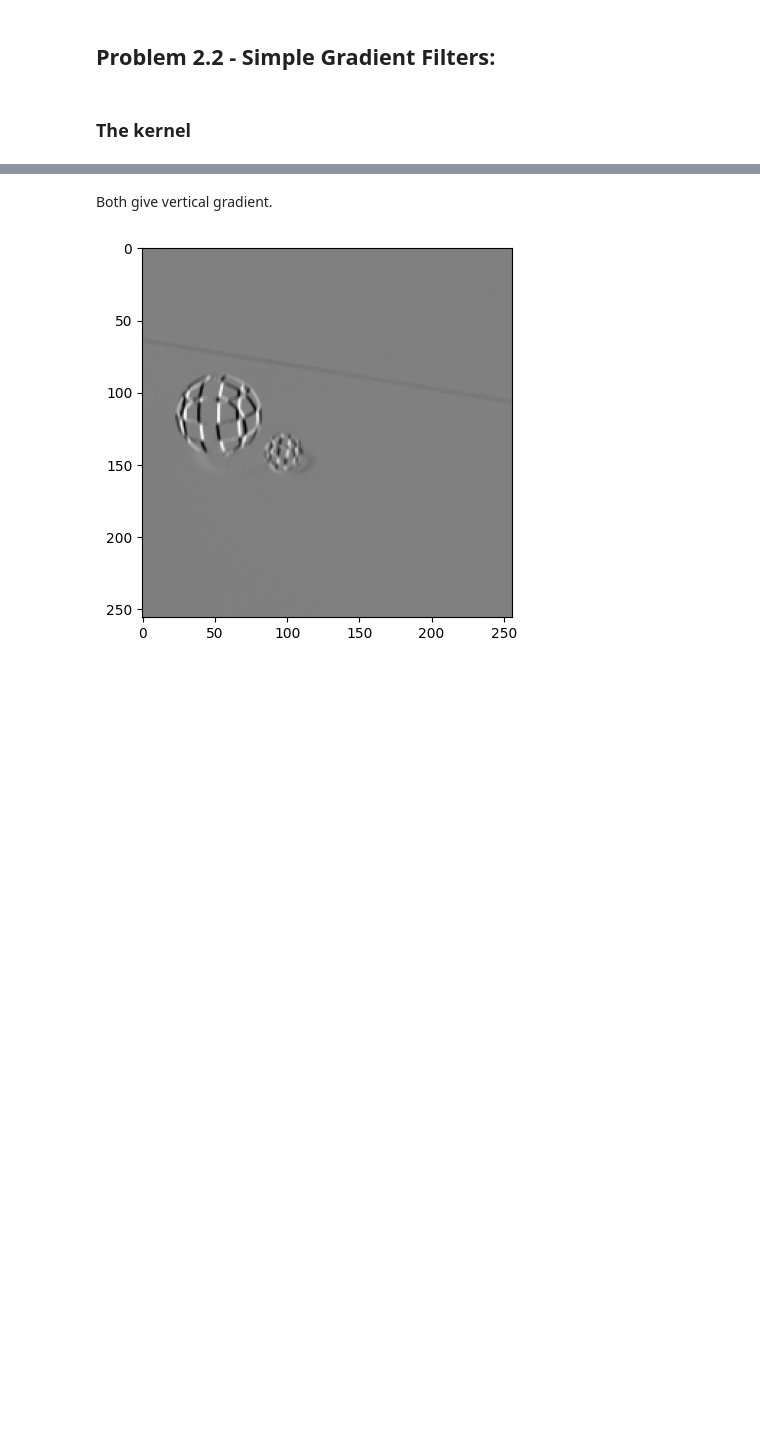
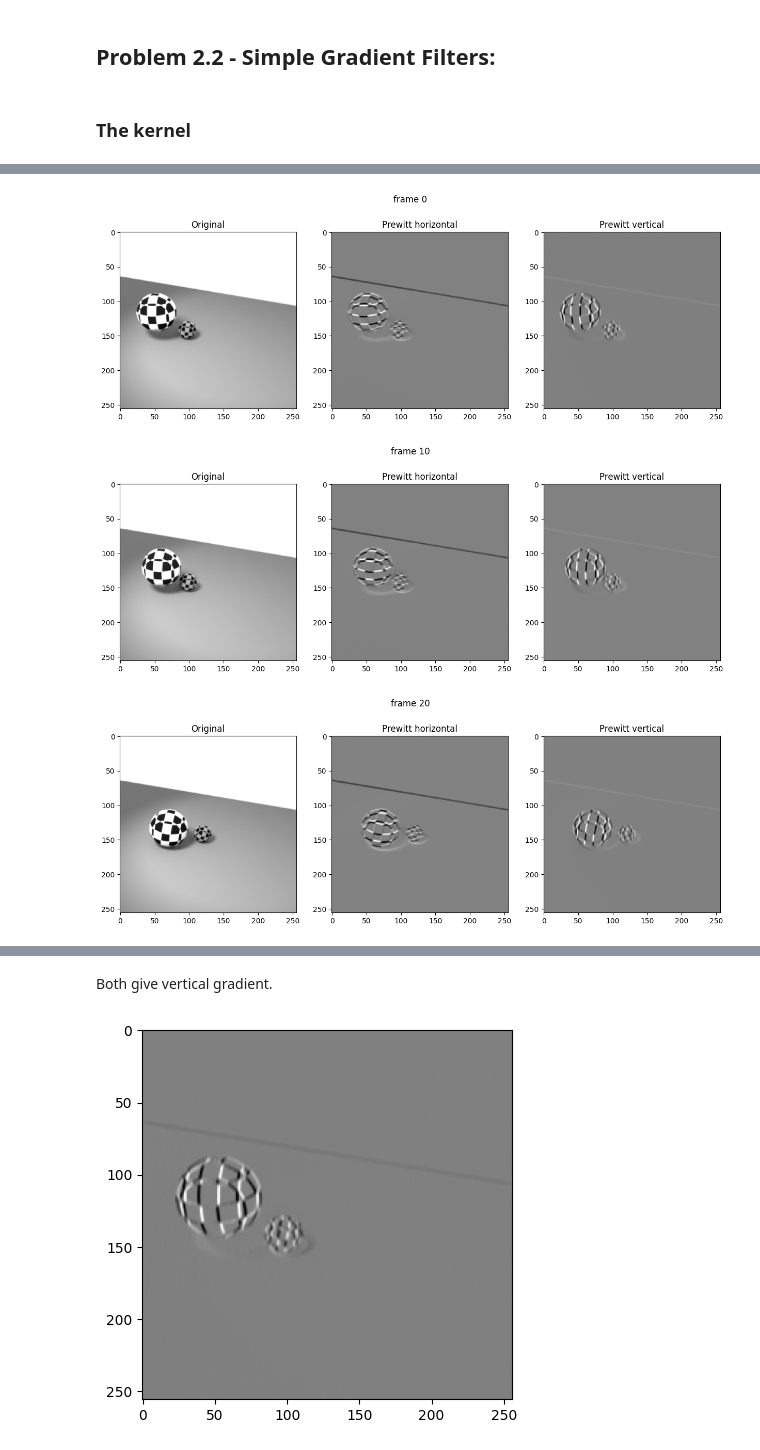
Before and after one commit to Larsen00/Mathematical-Modeling-2024, a Jupyter notebook: Project 1/filter.ipynb, the cells around one changed output, grey strips where cells are left out. Saved outputs shown, nothing was run; the diff lists cells and outputs as text; code cells hidden in the pictures; blank space fills up the shorter version.

```diff
--- a/Project 1/filter.ipynb
+++ b/Project 1/filter.ipynb
@@ -78,18 +85,22 @@ prewitt_h_kernel, prewitt_v_kernel
 # %%
 # Select some images
 indexes = [0, 10, 20]
 
 # Show gradient images
 for i in indexes:
     fig, ax = plt.subplots(1, 3, figsize=(15, 5))
     plt.title('frame {}'.format(i))
-    ax[0].imshow(V[:, :, i], cmap='gray')
+    ax[0].imshow(ims[i], cmap='gray')
     ax[0].set_title('Original')
-    ax[1].imshow(scipy.ndimage.prewitt(ims[0], axis=0), cmap='gray')
+    ax[1].imshow(scipy.ndimage.prewitt(ims[i], axis=0), cmap='gray')
     ax[1].set_title('Prewitt horizontal')
-    ax[2].imshow(Vt[:, :, i], cmap='gray')
-    ax[2].set_title('Vt')
+    ax[2].imshow(scipy.ndimage.prewitt(ims[i], axis=1), cmap='gray')
+    ax[2].set_title('Prewitt vertical')
     fig.suptitle('frame {}'.format(i))
     plt.show()
+# %% [output]
+[figure, added]
+[figure, added]
+[figure, added]
 # %%
 # default is axis=-1 meaning the last axis
```
Also changed, not shown: parts of 3 cells of this notebook.
